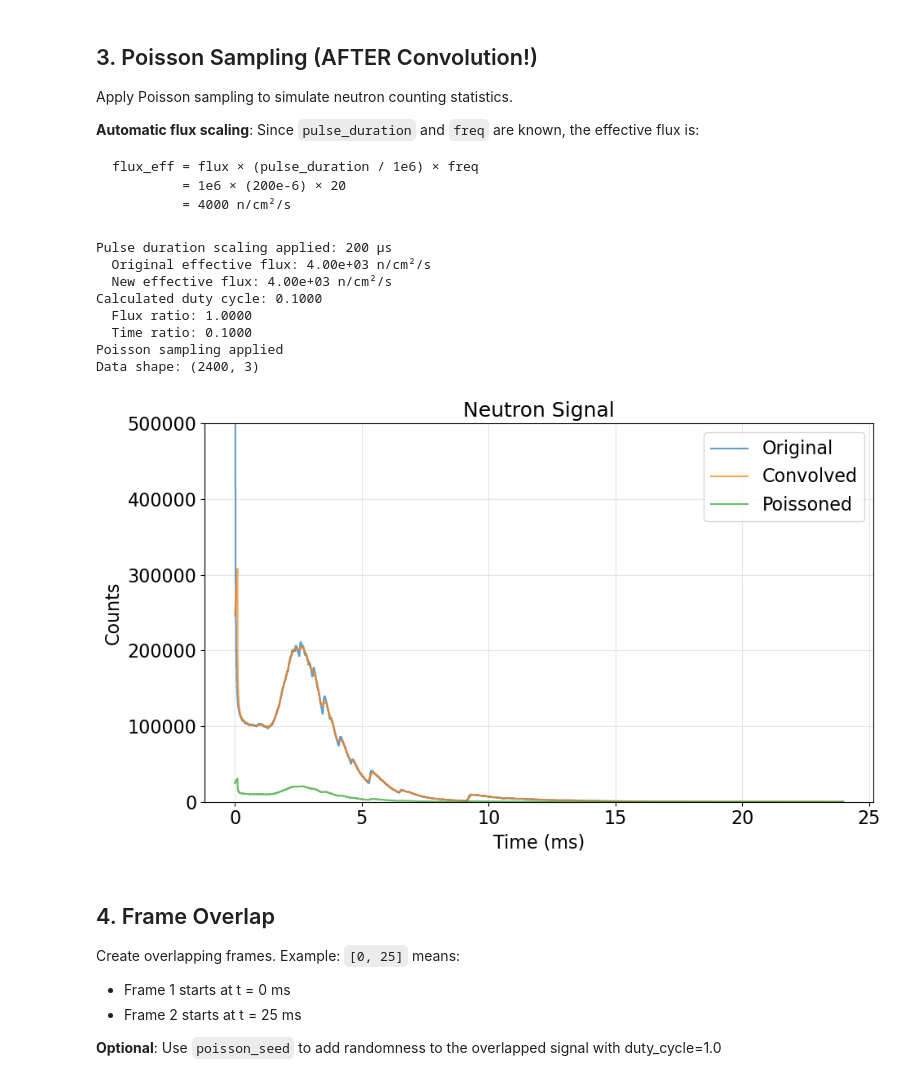
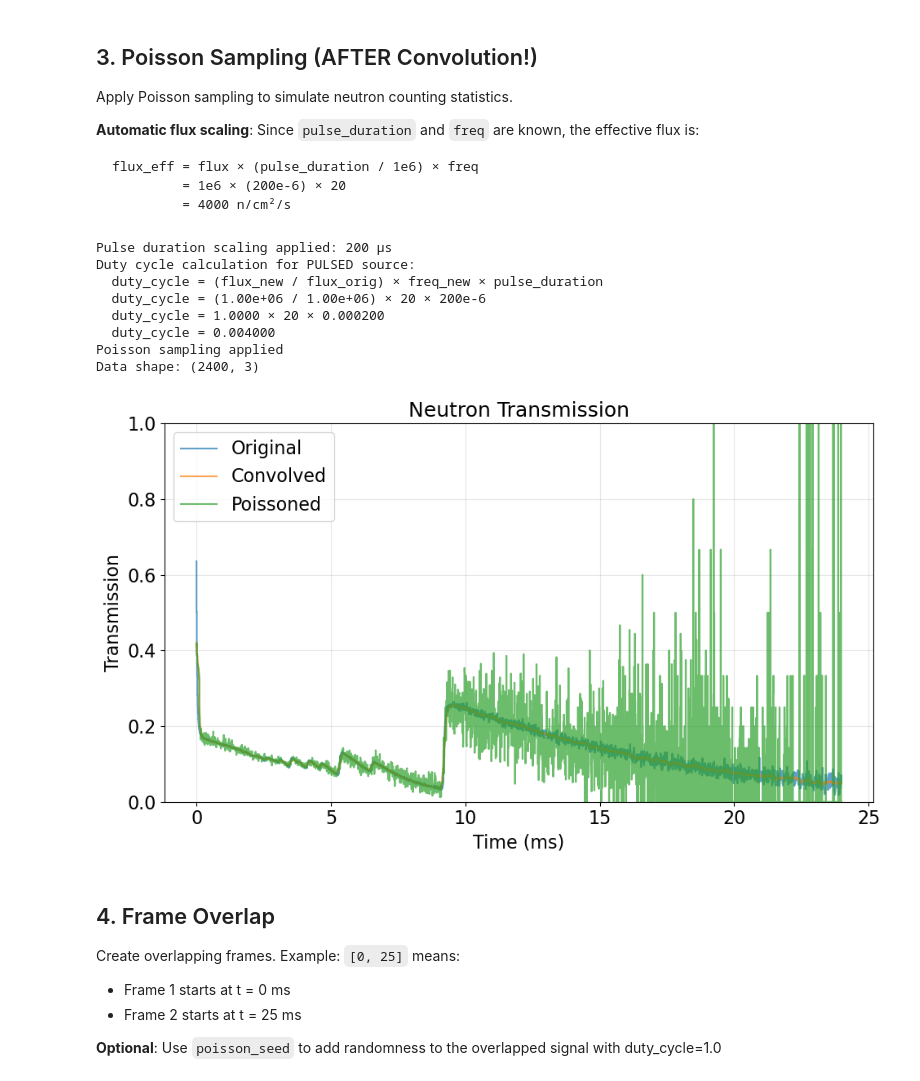
Before and after one commit to TsvikiHirsh/frame_overlap, a Jupyter notebook: notebooks/tutorial_v0.2.ipynb, the cells around one changed output. Saved outputs shown, nothing was run; the diff lists cells and outputs as text; code cells hidden in the pictures.

```diff
--- a/notebooks/tutorial_v0.2.ipynb
+++ b/notebooks/tutorial_v0.2.ipynb
@@ -106,23 +106,23 @@ flux_eff = flux × (pulse_duration / 1e6) × freq
 # %%
 # Apply Poisson sampling
 # flux is automatically scaled by pulse_duration × freq
-data.poisson_sample(flux=1e6, measurement_time=0.1, freq=20)
+data.poisson_sample(flux=1e6, measurement_time=240, freq=20)
 
 print("Poisson sampling applied")
 print(f"Data shape: {data.table.shape}")
 # %% [output]
 Pulse duration scaling applied: 200 µs
-  Original effective flux: 4.00e+03 n/cm²/s
-  New effective flux: 4.00e+03 n/cm²/s
-Calculated duty cycle: 0.1000
-  Flux ratio: 1.0000
-  Time ratio: 0.1000
+Duty cycle calculation for PULSED source:
+  duty_cycle = (flux_new / flux_orig) × freq_new × pulse_duration
+  duty_cycle = (1.00e+06 / 1.00e+06) × 20 × 200e-6
+  duty_cycle = 1.0000 × 20 × 0.000200
+  duty_cycle = 0.004000
 Poisson sampling applied
 Data shape: (2400, 3)
 # %%
-data.plot(kind="signal",show_stages=True, show_errors=False,ylim=(0,5e5));
+data.plot(kind="transmission",show_stages=True, show_errors=False,ylim=(0,1));
 # %% [output]
-[figure, old version]
+[figure, new version]
 # %% [markdown]
 ## 4. Frame Overlap
 
```
Also changed, not shown: parts of 12 cells of this notebook, 1 other file.
